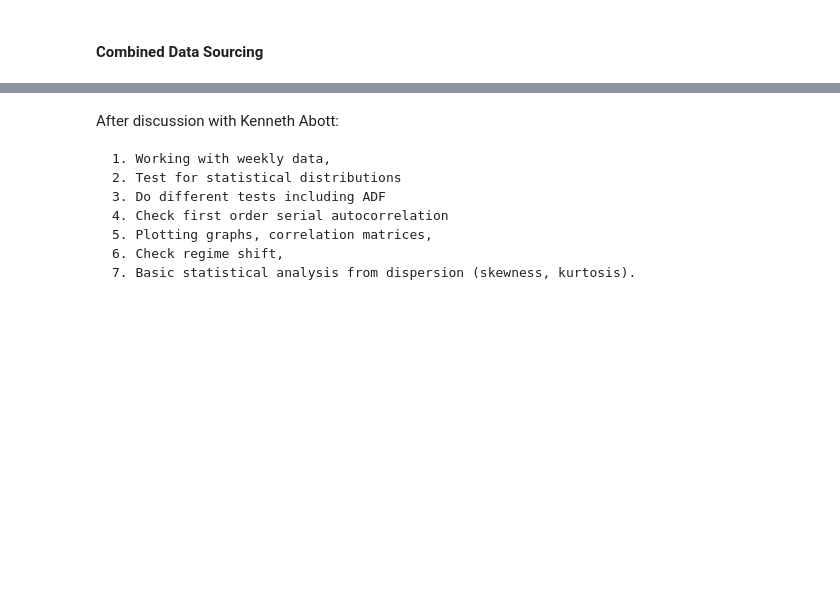
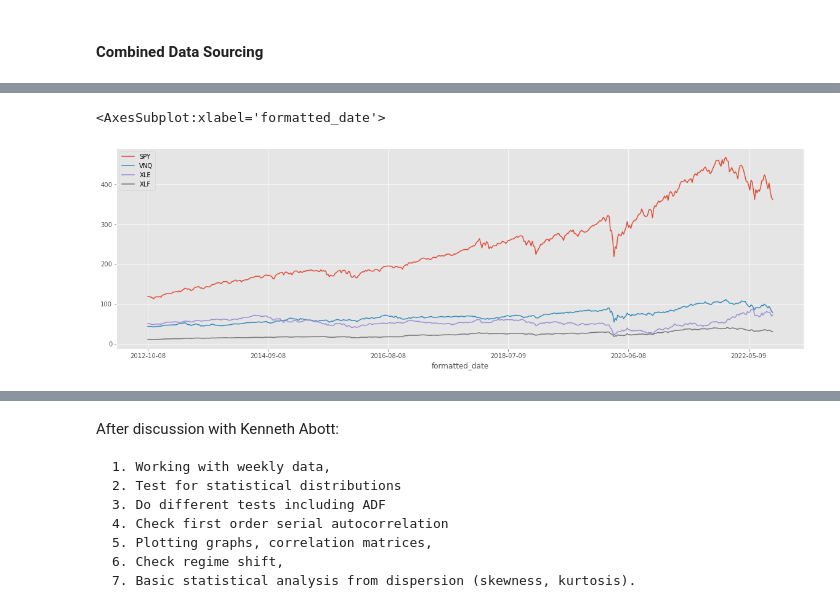
Before and after one commit to krishxx/wqumscfin, a Jupyter notebook: src/MScFE_Capstone.ipynb, the cells around one changed output, grey strips where cells are left out. Saved outputs shown, nothing was run; the diff lists cells and outputs as text; code cells hidden in the pictures; blank space fills up the shorter version.

```diff
--- a/src/MScFE_Capstone.ipynb
+++ b/src/MScFE_Capstone.ipynb
@@ -504,0 +500,6 @@ TypeError: 'module' object is not subscriptable
+# %%
+combined_prices_df = pd.DataFrame(columns=['SPY','VNQ','XLE','XLF'])
+combined_prices_df['SPY'] = spy_df['adjclose']
+combined_prices_df['VNQ'] = vnq_df['adjclose']
+combined_prices_df['XLE'] = xle_df['adjclose']
+combined_prices_df['XLF'] = xlf_df['adjclose']
@@ -504,0 +516,5 @@ TypeError: 'module' object is not subscriptable
+# %%
+combined_prices_df.plot(kind='line', figsize=(20,6))
+# %% [output]
+<AxesSubplot:xlabel='formatted_date'>
+[figure, added]
```
Also changed, not shown: parts of 22 cells of this notebook.
